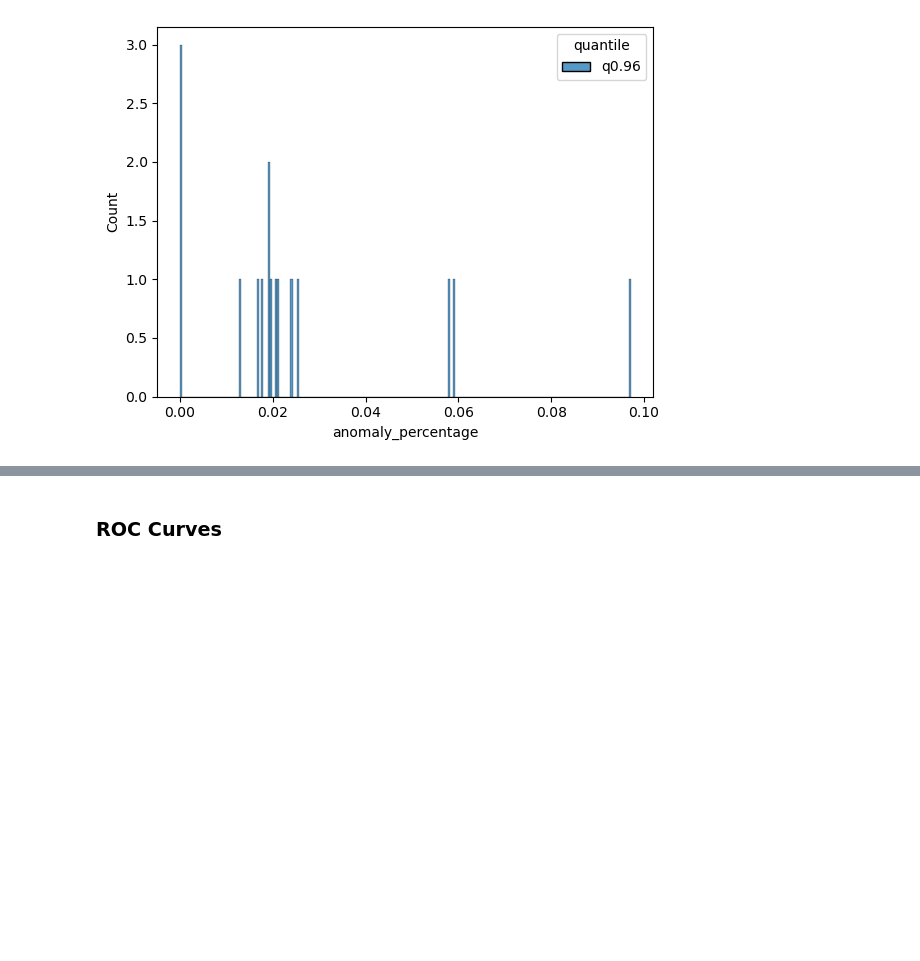
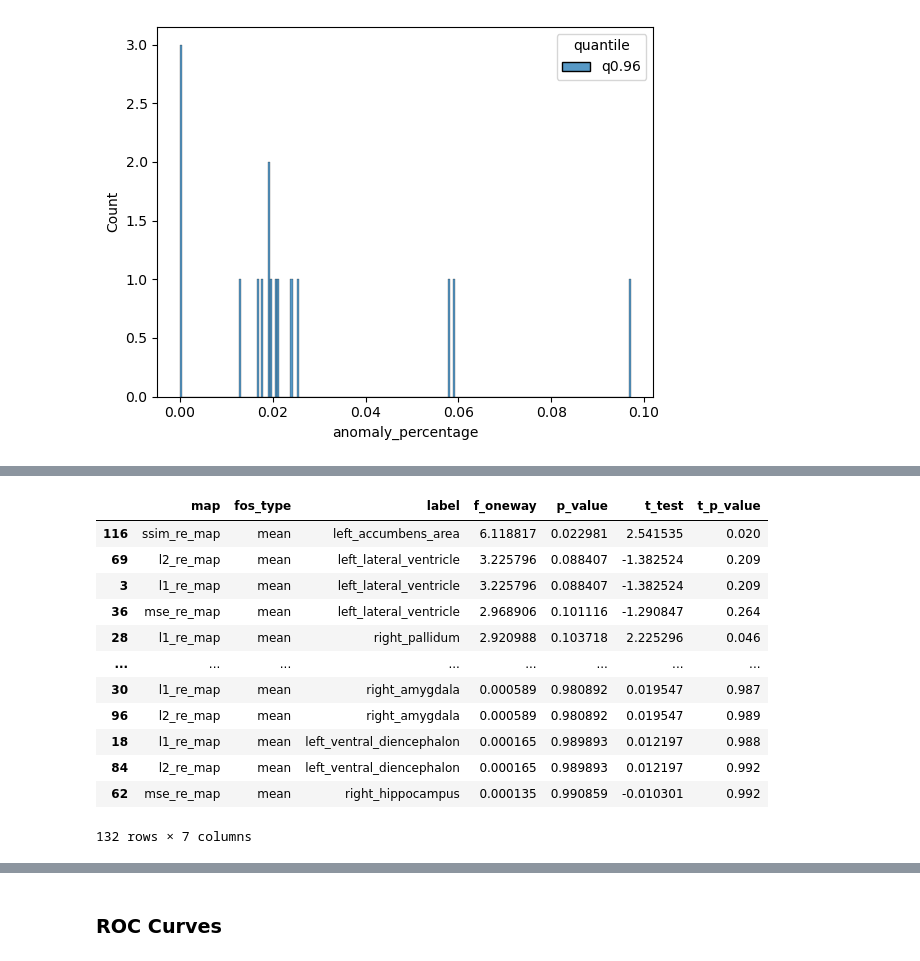
Before and after one commit to alexCortinaU/parkinson_classification, a Jupyter notebook: proc_xai_maps.ipynb, the cells around one changed output, grey strips where cells are left out. Saved outputs shown, nothing was run; the diff lists cells and outputs as text; code cells hidden in the pictures; blank space fills up the shorter version.

Commit message:
run group stats for re maps

```diff
--- a/proc_xai_maps.ipynb
+++ b/proc_xai_maps.ipynb
@@ -351,0 +406,32 @@ sns.histplot(data=df_plot, x='anomaly_percentage', hue='quantile', multiple='sta
+# %%
+maps = ['l1_re_map', 'mse_re_map', 'l2_re_map', 'ssim_re_map']
+atlas_type = 'synthseg'
+map_type = 'R2s_WLS1'
+ae_type = 'autoencoder'
+
+df_path = Path(f'/mrhome/alejandrocu/Documents/parkinson_classification/reconstructions/dfs/statistics_{atlas_type}_{map_type}_{ae_type}_stats.csv')
+if df_path.exists():
+    dfs = pd.read_csv(df_path)
+else:
+    dfs = pd.DataFrame()
+    for subject in hc_val_subjects:
+        for re_map in maps:
+            base_path = Path(f'/mrhome/alejandrocu/Documents/parkinson_classification/reconstructions/{subject}')
+            map_path = base_path / f'{map_type}/{ae_type}/odim_{subject}_{re_map}.nii'
+            map_img = nib.load(str(map_path)).get_fdata()
+            df = get_statistics_from_map(map_img, subject, 'HC', atlas_type=atlas_type)
+            df['map_type'] = re_map
+            dfs = pd.concat([dfs, df], axis=0)
+        # break
+
+    for subject in pd_subjects:
+        for re_map in maps:
+            base_path = Path(f'/mrhome/alejandrocu/Documents/parkinson_classification/reconstructions/{subject}')
+            map_path = base_path / f'{map_type}/{ae_type}/odim_{subject}_{re_map}.nii'
+            map_img = nib.load(str(map_path)).get_fdata()
+            df = get_statistics_from_map(map_img, subject, 'PD', atlas_type=atlas_type)
+            df['map_type'] = re_map
+            dfs = pd.concat([dfs, df], axis=0)
+        # break
+    dfs.reset_index(drop=True, inplace=True)
+    dfs.to_csv(df_path, index=False)
@@ -351,0 +524,16 @@ sns.histplot(data=df_plot, x='anomaly_percentage', hue='quantile', multiple='sta
+# %%
+test_stats.sort_values(by='p_value')
+# %% [output]
+|  | map | fos_type | label | f_oneway | p_value | t_test | t_p_value |
+| 116 | ssim_re_map | mean | left_accumbens_area | 6.118817 | 0.022981 | 2.541535 | 0.020 |
+| 69 | l2_re_map | mean | left_lateral_ventricle | 3.225796 | 0.088407 | -1.382524 | 0.209 |
+| 3 | l1_re_map | mean | left_lateral_ventricle | 3.225796 | 0.088407 | -1.382524 | 0.209 |
+| 36 | mse_re_map | mean | left_lateral_ventricle | 2.968906 | 0.101116 | -1.290847 | 0.264 |
+| 28 | l1_re_map | mean | right_pallidum | 2.920988 | 0.103718 | 2.225296 | 0.046 |
+| ... | ... | ... | ... | ... | ... | ... | ... |
+| 30 | l1_re_map | mean | right_amygdala | 0.000589 | 0.980892 | 0.019547 | 0.987 |
+| 96 | l2_re_map | mean | right_amygdala | 0.000589 | 0.980892 | 0.019547 | 0.989 |
+| 18 | l1_re_map | mean | left_ventral_diencephalon | 0.000165 | 0.989893 | 0.012197 | 0.988 |
+| 84 | l2_re_map | mean | left_ventral_diencephalon | 0.000165 | 0.989893 | 0.012197 | 0.992 |
+| 62 | mse_re_map | mean | right_hippocampus | 0.000135 | 0.990859 | -0.010301 | 0.992 |
+132 rows × 7 columns
```
Also changed, not shown: parts of 34 cells of this notebook.
